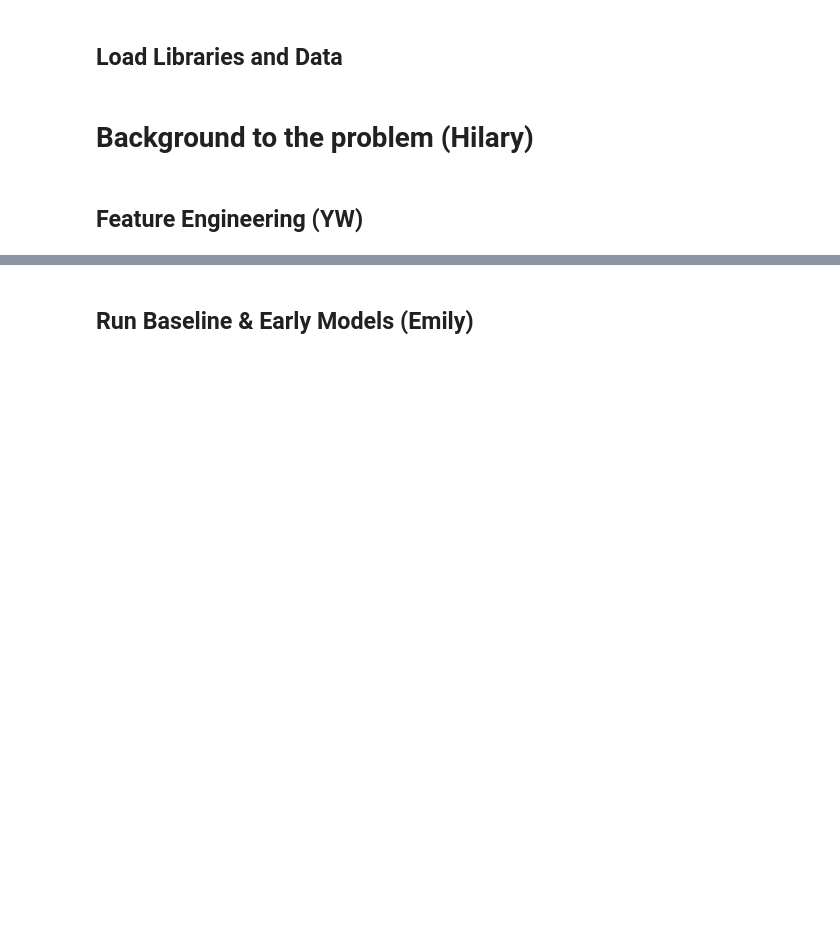
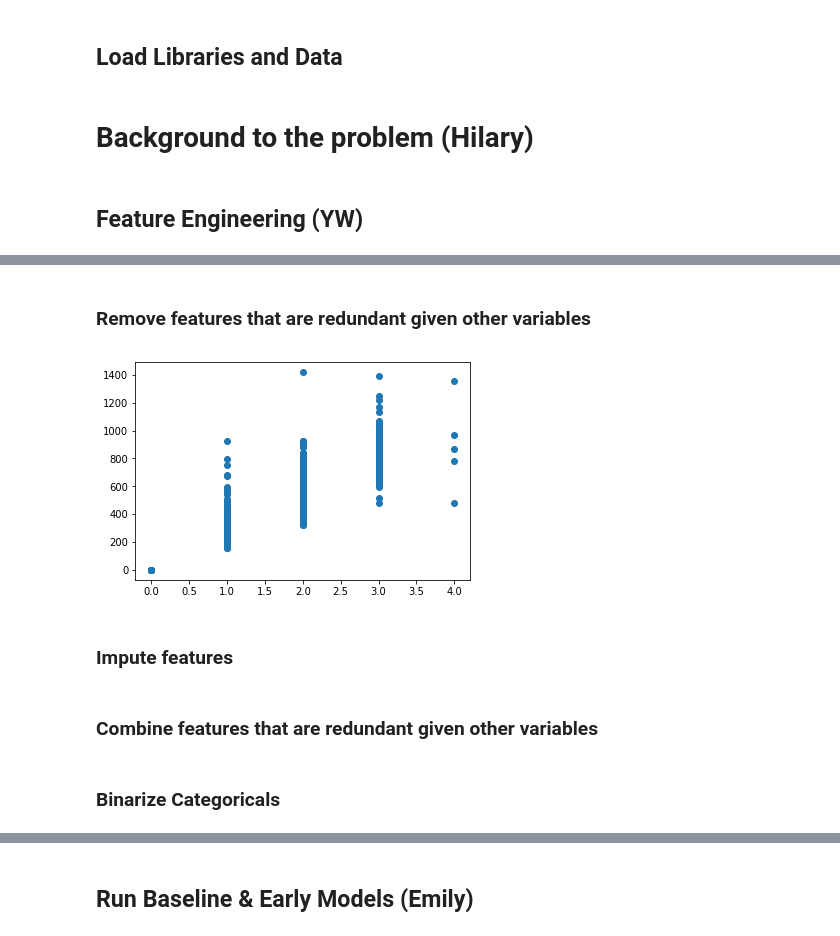
Before and after one commit to emrapport/w207_final_proj, a Jupyter notebook: Baseline Notebook.ipynb, the cells around one changed output, grey strips where cells are left out. Cells and saved outputs as stored; diff of their text form; code cells hidden in the pictures; blank space fills up the shorter version.

```diff
--- a/Baseline Notebook.ipynb
+++ b/Baseline Notebook.ipynb
@@ -22,0 +41,39 @@ data = original_data.copy()
+# %% [markdown]
+### Remove features that are redundant given other variables
+# %%
+##################
+### BASEMENTSF ###
+# Drop the aggregate BsmtSF variable
+test = pd.DataFrame()
+test['DiffBsmtSF'] = original_data["TotalBsmtSF"] - original_data['BsmtFinSF1'] - original_data['BsmtUnfSF'] - original_data['BsmtFinSF2']
+test['DiffBsmtSF'].value_counts()
+
+# Remove variable
+data = data.drop(columns=['TotalBsmtSF'])
+
+##################
+### GRLIVAREA ###
+# Is GrLivArea simply the sum of 1st and 2nd?
+# Most of hte time it is - there are 5 observations that are not, but doesn't seem like a goood reason to keep
+test = pd.DataFrame()
+test['GrLivArea'] = original_data["GrLivArea"]
+test['1stAnd2nd'] = original_data["1stFlrSF"] + original_data["2ndFlrSF"]
+test['Diff'] = test['GrLivArea'] - test['1stAnd2nd']
+test['Diff'].value_counts()
+
+###################
+### GARAGECARS ###
+data = data.drop(columns = ['GrLivArea'])
+original_data['GarageCars'].value_counts()
+plt.scatter(original_data['GarageCars'],original_data['GarageArea'])
+#data = data.drop(columns=['GarageCars']) # KEEP FOR NOW, but garage area may be better than garage cars
+
+###################
+### DATETIME    ###
+# Change date to ordinal representation:
+data['YrMoSold'] = data['YrSold'].astype(int).astype(str) + "/" + data['MoSold'].astype(int).astype(str) + "/1"
+data['YrMoSold'] = data['YrMoSold'].apply(lambda x: dt.strptime(x, "%Y/%m/%d").date().toordinal())
+# %% [output]
+[figure, added]
+# %% [markdown]
+### Impute features
@@ -22,0 +87,2 @@ data = original_data.copy()
+# %% [markdown]
+### Combine features that are redundant given other variables
@@ -22,0 +98,2 @@ data = original_data.copy()
+# %% [markdown]
+### Binarize Categoricals
```
Also changed, not shown: parts of 22 cells of this notebook, 1 other file.
